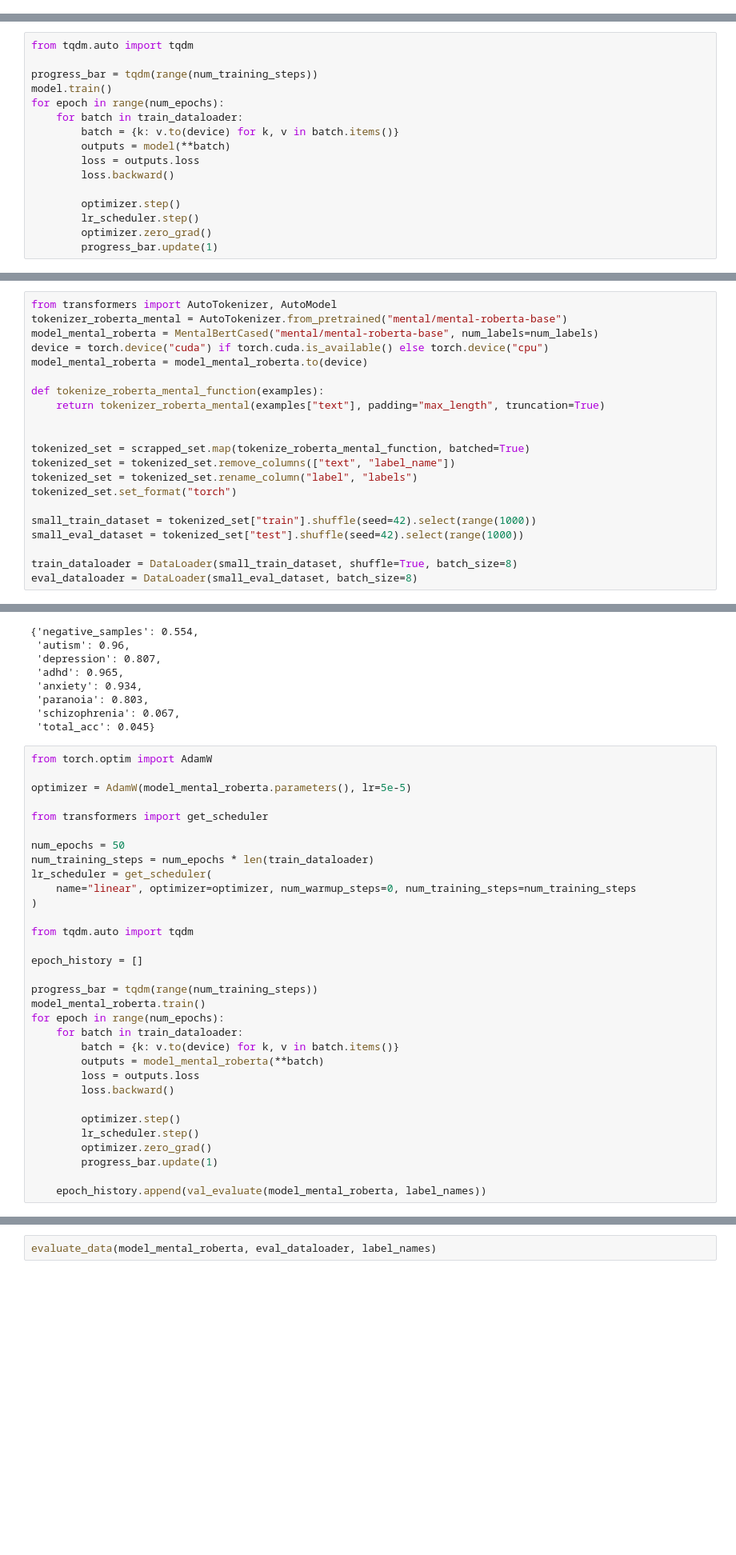
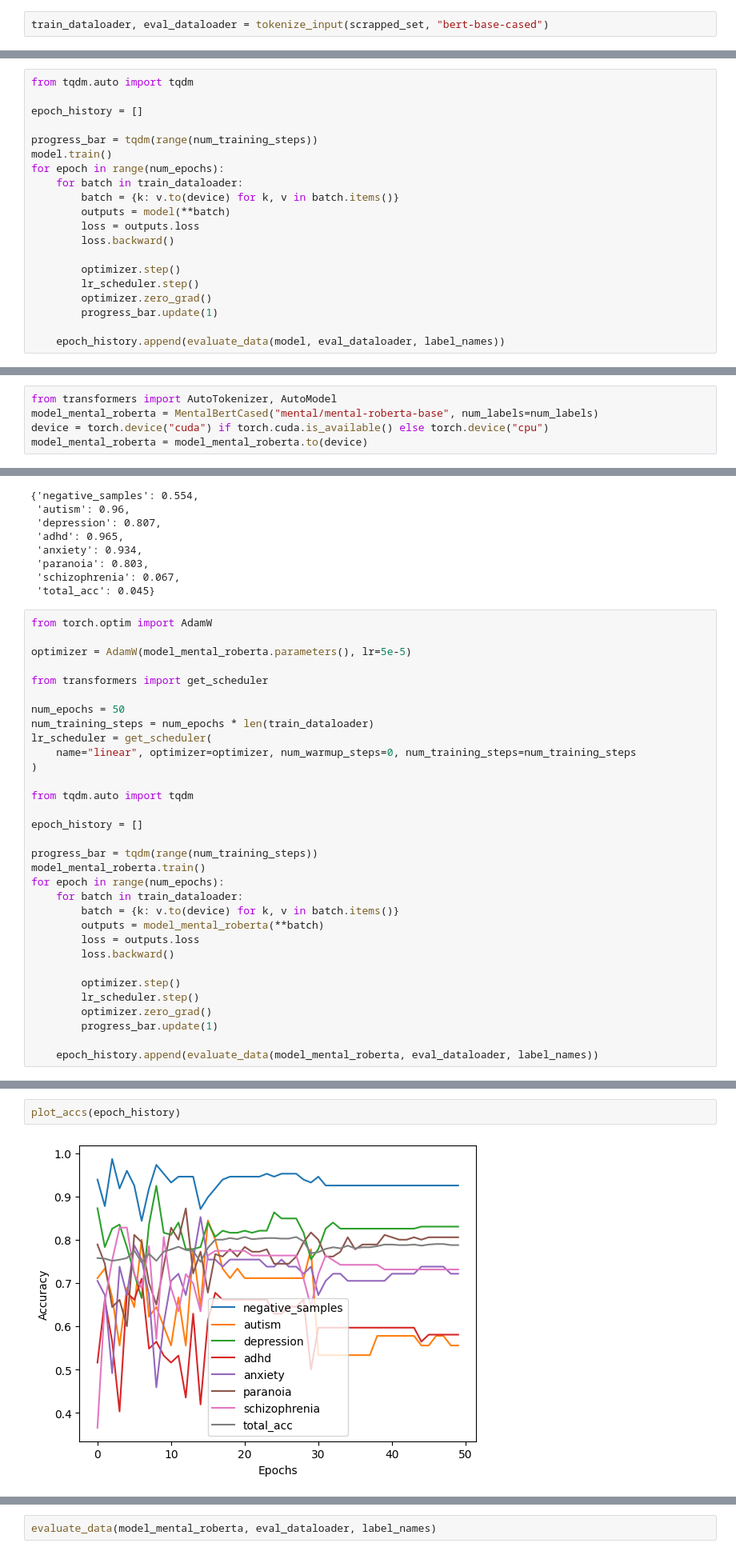
Before and after one commit to CezaPasc/Mental, a Jupyter notebook: mental_finetune.ipynb, the cells around one changed output, grey strips where cells are left out. Shown at 80% size. Cells and saved outputs as stored; diff of their text form; blank space fills up the shorter version.

Commit message:
added data

```diff
--- a/mental_finetune.ipynb
+++ b/mental_finetune.ipynb
@@ -226,6 +226,8 @@ BertForSequenceClassification(
 )
 # %% [markdown]
 ## Train
+# %%
+train_dataloader, eval_dataloader = tokenize_input(scrapped_set, "bert-base-cased")
 # %%
 from torch.optim import AdamW
 
@@ -240,6 +242,8 @@ lr_scheduler = get_scheduler(
 )
 # %%
 from tqdm.auto import tqdm
+
+epoch_history = []
 
 progress_bar = tqdm(range(num_training_steps))
 model.train()
@@ -254,3 +258,5 @@ for epoch in range(num_epochs):
         lr_scheduler.step()
         optimizer.zero_grad()
         progress_bar.update(1)
+
+    epoch_history.append(evaluate_data(model, eval_dataloader, label_names))
@@ -407,23 +432,7 @@ Load model and data for RoBERTa
 train_dataloader, eval_dataloader = tokenize_input(scrapped_set, "mental/mental-roberta-base")
 # %%
 from transformers import AutoTokenizer, AutoModel
-tokenizer_roberta_mental = AutoTokenizer.from_pretrained("mental/mental-roberta-base")
 model_mental_roberta = MentalBertCased("mental/mental-roberta-base", num_labels=num_labels)
 device = torch.device("cuda") if torch.cuda.is_available() else torch.device("cpu")
 model_mental_roberta = model_mental_roberta.to(device)
-
-def tokenize_roberta_mental_function(examples):
-    return tokenizer_roberta_mental(examples["text"], padding="max_length", truncation=True)
-
-
-tokenized_set = scrapped_set.map(tokenize_roberta_mental_function, batched=True)
-tokenized_set = tokenized_set.remove_columns(["text", "label_name"])
-tokenized_set = tokenized_set.rename_column("label", "labels")
-tokenized_set.set_format("torch")
-
-small_train_dataset = tokenized_set["train"].shuffle(seed=42).select(range(1000))
-small_eval_dataset = tokenized_set["test"].shuffle(seed=42).select(range(1000))
-
-train_dataloader = DataLoader(small_train_dataset, shuffle=True, batch_size=8)
-eval_dataloader = DataLoader(small_eval_dataset, batch_size=8)
 # %% [output]
@@ -477,5 +486,5 @@ for epoch in range(num_epochs):
         optimizer.zero_grad()
         progress_bar.update(1)
 
-    epoch_history.append(val_evaluate(model_mental_roberta, label_names))
+    epoch_history.append(evaluate_data(model_mental_roberta, eval_dataloader, label_names))
 # %% [output]
@@ -498,0 +508,4 @@ for epoch in range(num_epochs):
+# %%
+plot_accs(epoch_history)
+# %% [output]
+[figure, added]
```
Also changed, not shown: parts of 8 cells of this notebook, 32 other files.
